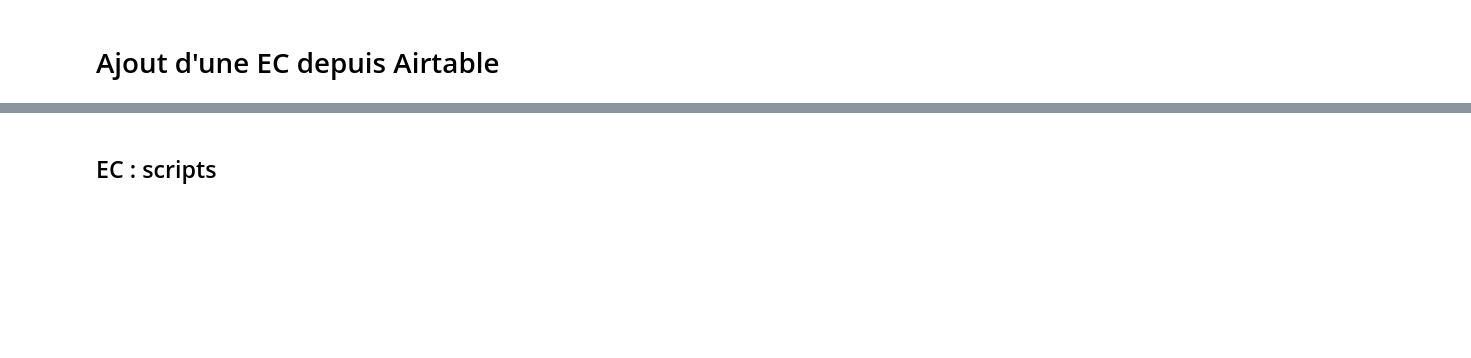
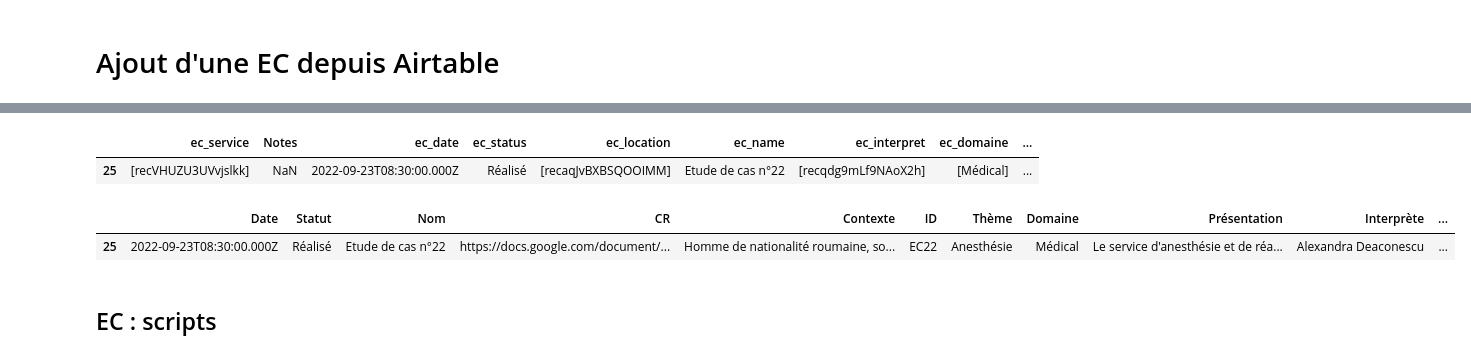
Before and after one commit to gretiere545/langdeck, a Jupyter notebook: langdeck_sync.ipynb, the cells around one changed output, grey strips where cells are left out. Saved outputs shown, nothing was run; the diff lists cells and outputs as text; code cells hidden in the pictures; blank space fills up the shorter version.

```diff
--- a/langdeck_sync.ipynb
+++ b/langdeck_sync.ipynb
@@ -1534,0 +1485,5 @@ df_ec_meta_update
+# %%
+df_vk_ec
+# %% [output]
+|  | ec_service | Notes | ec_date | ec_status | ec_location | ec_name | ec_interpret | ec_domaine | ... |
+| 25 | [recVHUZU3UVvjslkk] | NaN | 2022-09-23T08:30:00.000Z | Réalisé | [recaqJvBXBSQOOIMM] | Etude de cas n°22 | [recqdg9mLf9NAoX2h] | [Médical] | ... |
@@ -1535,3 +1522,8 @@ df_ec_meta_update
+# %%
+df_vk_ec
+# %% [output]
+|  | Date | Statut | Nom | CR | Contexte | ID | Thème | Domaine | Présentation | Interprète | ... |
+| 25 | 2022-09-23T08:30:00.000Z | Réalisé | Etude de cas n°22 | https://docs.google.com/document/... | Homme de nationalité roumaine, so... | EC22 | Anesthésie | Médical | Le service d'anesthésie et de réa... | Alexandra Deaconescu | ... |
 # %%
 # on enregistre dans GSheet
 try:
```
Also changed, not shown: parts of 39 cells of this notebook.
